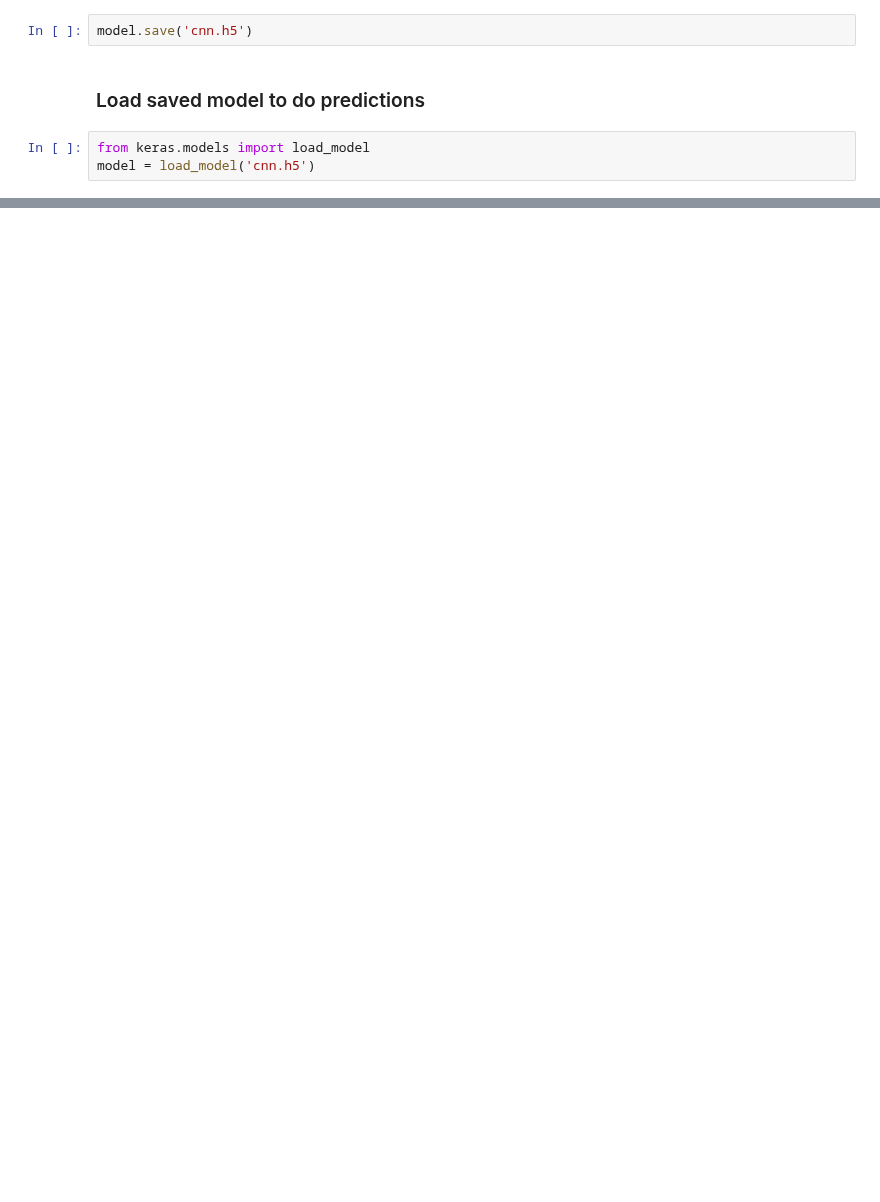
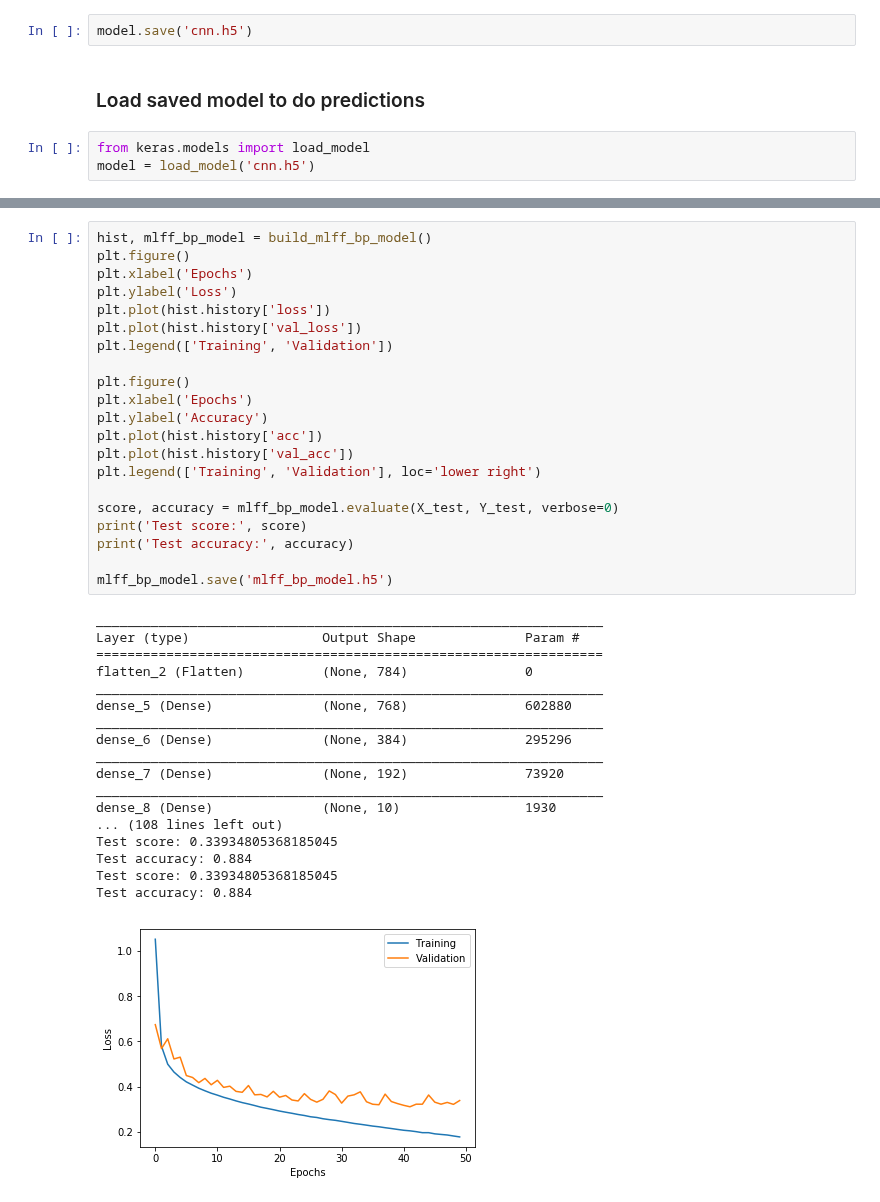
Before and after one commit to ace-racer/KE5206NN, a Jupyter notebook: classification/Fashion MNIST classification using Neural Networks.ipynb, the cells around one changed output, grey strips where cells are left out. Saved outputs shown, nothing was run; the diff lists cells and outputs as text; blank space fills up the shorter version.

```diff
--- a/classification/Fashion MNIST classification using Neural Networks.ipynb
+++ b/classification/Fashion MNIST classification using Neural Networks.ipynb
@@ -447,0 +478,40 @@ model = load_model('cnn.h5')
+# %%
+hist, mlff_bp_model = build_mlff_bp_model()
+plt.figure()
+plt.xlabel('Epochs')
+plt.ylabel('Loss')
+plt.plot(hist.history['loss'])
+plt.plot(hist.history['val_loss'])
+plt.legend(['Training', 'Validation'])
+
+plt.figure()
+plt.xlabel('Epochs')
+plt.ylabel('Accuracy')
+plt.plot(hist.history['acc'])
+plt.plot(hist.history['val_acc'])
+plt.legend(['Training', 'Validation'], loc='lower right')
+
+score, accuracy = mlff_bp_model.evaluate(X_test, Y_test, verbose=0)
+print('Test score:', score)
+print('Test accuracy:', accuracy)
+
+mlff_bp_model.save('mlff_bp_model.h5')
+# %% [output]
+_________________________________________________________________
+Layer (type)                 Output Shape              Param #
+=================================================================
+flatten_2 (Flatten)          (None, 784)               0
+_________________________________________________________________
+dense_5 (Dense)              (None, 768)               602880
+_________________________________________________________________
+dense_6 (Dense)              (None, 384)               295296
+_________________________________________________________________
+dense_7 (Dense)              (None, 192)               73920
+_________________________________________________________________
+dense_8 (Dense)              (None, 10)                1930
+... (108 lines left out)
+Test score: 0.33934805368185045
+Test accuracy: 0.884
+Test score: 0.33934805368185045
+Test accuracy: 0.884
+[figure, added]
```
Also changed, not shown: parts of 5 cells of this notebook.
